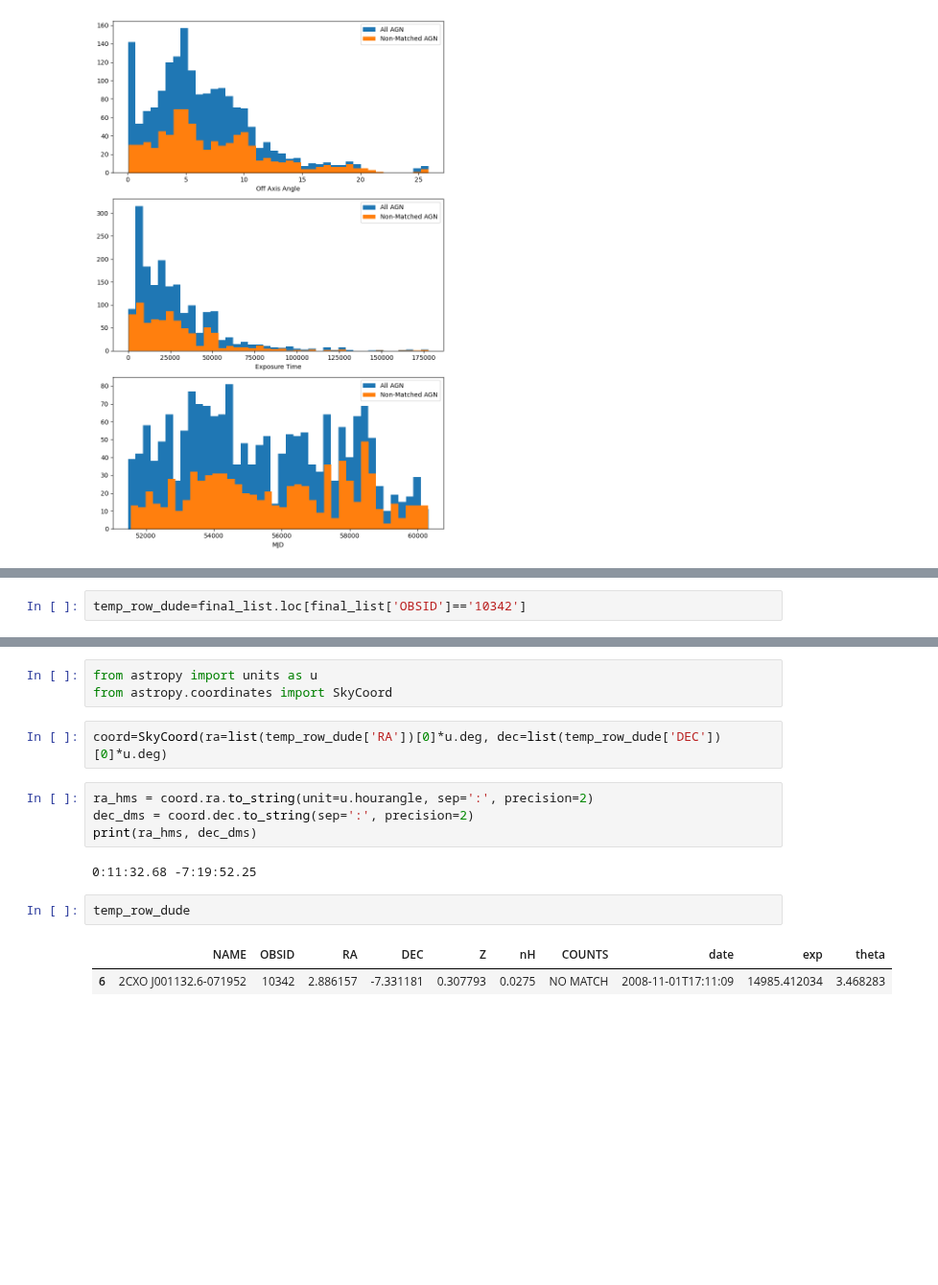
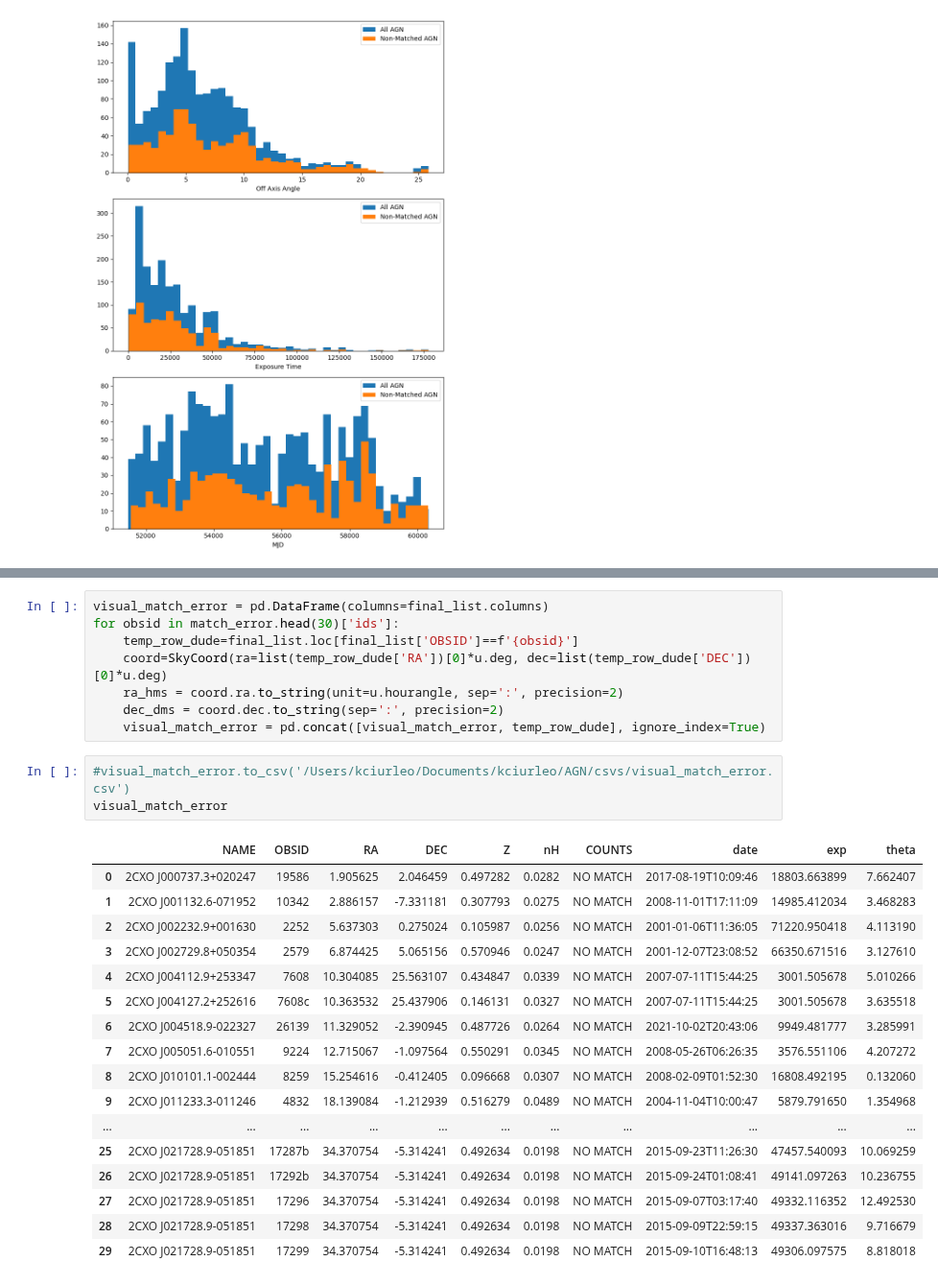
Before and after one commit to kciurleo/AGN, a Jupyter notebook: sherpa_fitting_code/solving_my_own_mysteries.ipynb, the cells around one changed output, grey strips where cells are left out. Shown at 96% size. Drawn from its saved outputs; the diff is of its cells as text; blank space fills up the shorter version.

```diff
--- a/sherpa_fitting_code/solving_my_own_mysteries.ipynb
+++ b/sherpa_fitting_code/solving_my_own_mysteries.ipynb
@@ -244,2 +236,0 @@ match_error.head()
-# %%
-temp_row_dude=final_list.loc[final_list['OBSID']=='10342']
@@ -263,16 +237,29 @@ print(dec_offset)
-# %%
-from astropy import units as u
-from astropy.coordinates import SkyCoord
-# %%
-coord=SkyCoord(ra=list(temp_row_dude['RA'])[0]*u.deg, dec=list(temp_row_dude['DEC'])[0]*u.deg)
-# %%
-ra_hms = coord.ra.to_string(unit=u.hourangle, sep=':', precision=2)
-dec_dms = coord.dec.to_string(sep=':', precision=2)
-print(ra_hms, dec_dms)
-# %% [output]
-0:11:32.68 -7:19:52.25
-# %%
-temp_row_dude
-# %% [output]
-|  | NAME | OBSID | RA | DEC | Z | nH | COUNTS | date | exp | theta |
-| 6 | 2CXO J001132.6-071952 | 10342 | 2.886157 | -7.331181 | 0.307793 | 0.0275 | NO MATCH | 2008-11-01T17:11:09 | 14985.412034 | 3.468283 |
+# %%
+visual_match_error = pd.DataFrame(columns=final_list.columns)
+for obsid in match_error.head(30)['ids']:
+    temp_row_dude=final_list.loc[final_list['OBSID']==f'{obsid}']
+    coord=SkyCoord(ra=list(temp_row_dude['RA'])[0]*u.deg, dec=list(temp_row_dude['DEC'])[0]*u.deg)
+    ra_hms = coord.ra.to_string(unit=u.hourangle, sep=':', precision=2)
+    dec_dms = coord.dec.to_string(sep=':', precision=2)
+    visual_match_error = pd.concat([visual_match_error, temp_row_dude], ignore_index=True)
+# %%
+#visual_match_error.to_csv('/Users/kciurleo/Documents/kciurleo/AGN/csvs/visual_match_error.csv')
+visual_match_error
+# %% [output]
+|  | NAME | OBSID | RA | DEC | Z | nH | COUNTS | date | exp | theta |
+| 0 | 2CXO J000737.3+020247 | 19586 | 1.905625 | 2.046459 | 0.497282 | 0.0282 | NO MATCH | 2017-08-19T10:09:46 | 18803.663899 | 7.662407 |
+| 1 | 2CXO J001132.6-071952 | 10342 | 2.886157 | -7.331181 | 0.307793 | 0.0275 | NO MATCH | 2008-11-01T17:11:09 | 14985.412034 | 3.468283 |
+| 2 | 2CXO J002232.9+001630 | 2252 | 5.637303 | 0.275024 | 0.105987 | 0.0256 | NO MATCH | 2001-01-06T11:36:05 | 71220.950418 | 4.113190 |
+| 3 | 2CXO J002729.8+050354 | 2579 | 6.874425 | 5.065156 | 0.570946 | 0.0247 | NO MATCH | 2001-12-07T23:08:52 | 66350.671516 | 3.127610 |
+| 4 | 2CXO J004112.9+253347 | 7608 | 10.304085 | 25.563107 | 0.434847 | 0.0339 | NO MATCH | 2007-07-11T15:44:25 | 3001.505678 | 5.010266 |
+| 5 | 2CXO J004127.2+252616 | 7608c | 10.363532 | 25.437906 | 0.146131 | 0.0327 | NO MATCH | 2007-07-11T15:44:25 | 3001.505678 | 3.635518 |
+| 6 | 2CXO J004518.9-022327 | 26139 | 11.329052 | -2.390945 | 0.487726 | 0.0264 | NO MATCH | 2021-10-02T20:43:06 | 9949.481777 | 3.285991 |
+| 7 | 2CXO J005051.6-010551 | 9224 | 12.715067 | -1.097564 | 0.550291 | 0.0345 | NO MATCH | 2008-05-26T06:26:35 | 3576.551106 | 4.207272 |
+| 8 | 2CXO J010101.1-002444 | 8259 | 15.254616 | -0.412405 | 0.096668 | 0.0307 | NO MATCH | 2008-02-09T01:52:30 | 16808.492195 | 0.132060 |
+| 9 | 2CXO J011233.3-011246 | 4832 | 18.139084 | -1.212939 | 0.516279 | 0.0489 | NO MATCH | 2004-11-04T10:00:47 | 5879.791650 | 1.354968 |
+| ... | ... | ... | ... | ... | ... | ... | ... | ... | ... | ... |
+| 25 | 2CXO J021728.9-051851 | 17287b | 34.370754 | -5.314241 | 0.492634 | 0.0198 | NO MATCH | 2015-09-23T11:26:30 | 47457.540093 | 10.069259 |
+| 26 | 2CXO J021728.9-051851 | 17292b | 34.370754 | -5.314241 | 0.492634 | 0.0198 | NO MATCH | 2015-09-24T01:08:41 | 49141.097263 | 10.236755 |
+| 27 | 2CXO J021728.9-051851 | 17296 | 34.370754 | -5.314241 | 0.492634 | 0.0198 | NO MATCH | 2015-09-07T03:17:40 | 49332.116352 | 12.492530 |
+| 28 | 2CXO J021728.9-051851 | 17298 | 34.370754 | -5.314241 | 0.492634 | 0.0198 | NO MATCH | 2015-09-09T22:59:15 | 49337.363016 | 9.716679 |
+| 29 | 2CXO J021728.9-051851 | 17299 | 34.370754 | -5.314241 | 0.492634 | 0.0198 | NO MATCH | 2015-09-10T16:48:13 | 49306.097575 | 8.818018 |
```
Also changed, not shown: parts of 4 cells of this notebook, 2 other files.
